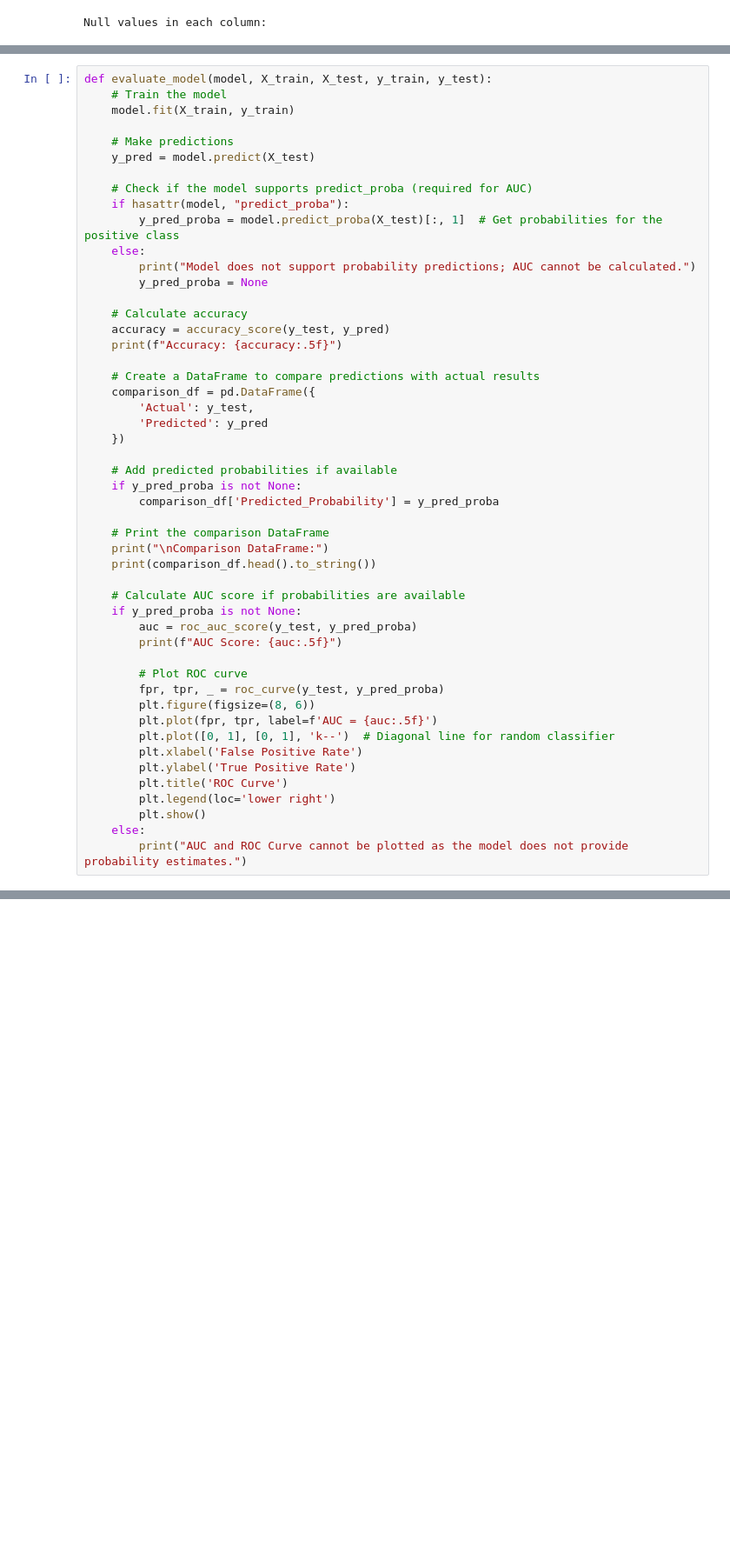
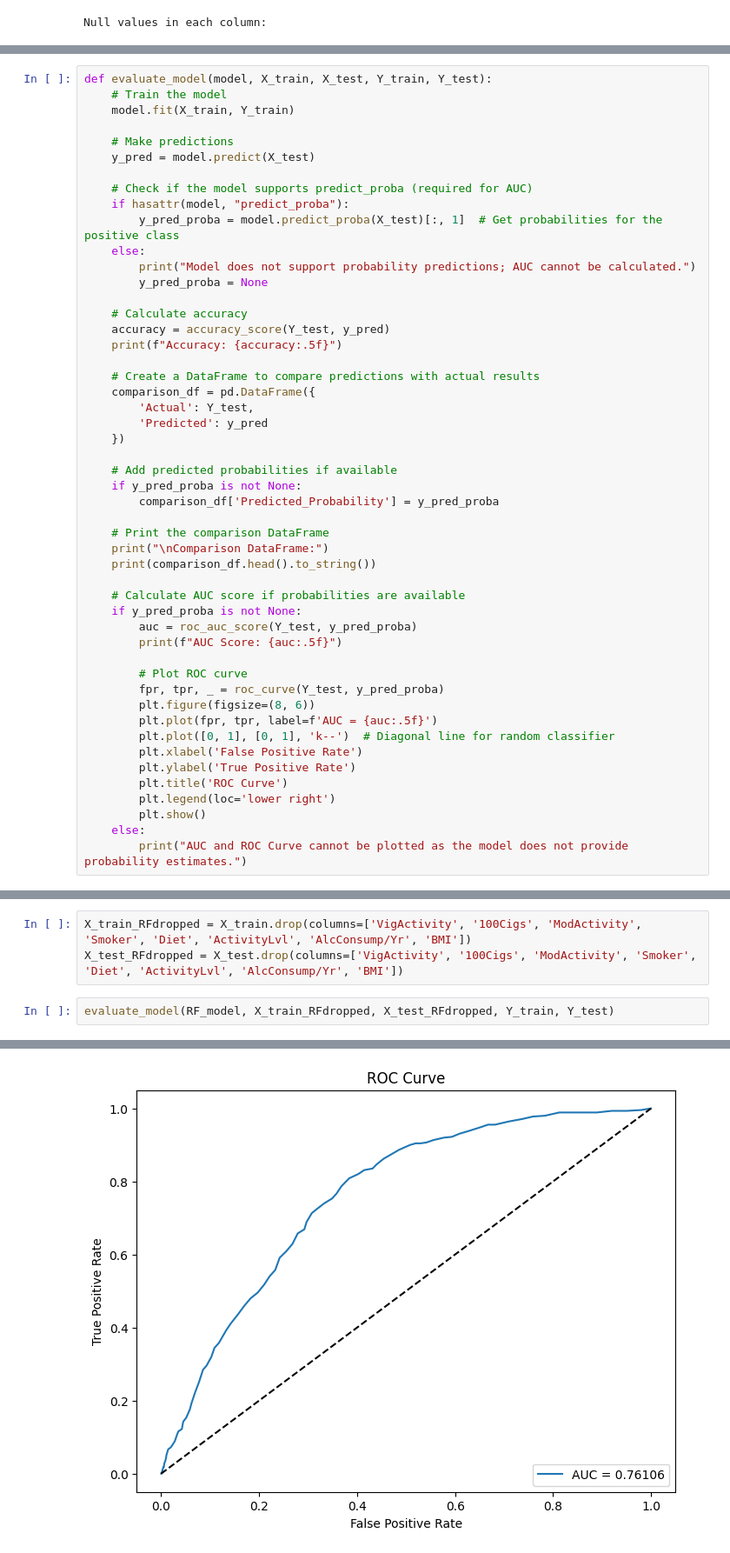
Before and after one commit to samcohen1/HypertensionML, a Jupyter notebook: new_predictor.ipynb, the cells around one changed output, grey strips where cells are left out. Shown at 87% size. Saved outputs shown, nothing was run; the diff lists cells and outputs as text; blank space fills up the shorter version.

```diff
--- a/new_predictor.ipynb
+++ b/new_predictor.ipynb
@@ -1444,7 +1464,7 @@ print(important_features)
 # %%
-def evaluate_model(model, X_train, X_test, y_train, y_test):
+def evaluate_model(model, X_train, X_test, Y_train, Y_test):
     # Train the model
-    model.fit(X_train, y_train)
+    model.fit(X_train, Y_train)
 
     # Make predictions
     y_pred = model.predict(X_test)
@@ -1457,12 +1477,12 @@ def evaluate_model(model, X_train, X_test, y_train, y_test):
         y_pred_proba = None
 
     # Calculate accuracy
-    accuracy = accuracy_score(y_test, y_pred)
+    accuracy = accuracy_score(Y_test, y_pred)
     print(f"Accuracy: {accuracy:.5f}")
 
     # Create a DataFrame to compare predictions with actual results
     comparison_df = pd.DataFrame({
-        'Actual': y_test,
+        'Actual': Y_test,
         'Predicted': y_pred
     })
 
@@ -1476,11 +1496,11 @@ def evaluate_model(model, X_train, X_test, y_train, y_test):
 
     # Calculate AUC score if probabilities are available
     if y_pred_proba is not None:
-        auc = roc_auc_score(y_test, y_pred_proba)
+        auc = roc_auc_score(Y_test, y_pred_proba)
         print(f"AUC Score: {auc:.5f}")
 
         # Plot ROC curve
-        fpr, tpr, _ = roc_curve(y_test, y_pred_proba)
+        fpr, tpr, _ = roc_curve(Y_test, y_pred_proba)
         plt.figure(figsize=(8, 6))
         plt.plot(fpr, tpr, label=f'AUC = {auc:.5f}')
         plt.plot([0, 1], [0, 1], 'k--')  # Diagonal line for random classifier
@@ -1523,0 +1611,6 @@ AUC Score: 0.76008
+# %%
+X_train_RFdropped = X_train.drop(columns=['VigActivity', '100Cigs', 'ModActivity', 'Smoker', 'Diet', 'ActivityLvl', 'AlcConsump/Yr', 'BMI'])
+X_test_RFdropped = X_test.drop(columns=['VigActivity', '100Cigs', 'ModActivity', 'Smoker', 'Diet', 'ActivityLvl', 'AlcConsump/Yr', 'BMI'])
+# %%
+evaluate_model(RF_model, X_train_RFdropped, X_test_RFdropped, Y_train, Y_test)
+# %% [output]
@@ -1523,0 +1627 @@ AUC Score: 0.76008
+[figure, added]
```
Also changed, not shown: parts of 11 cells of this notebook.
